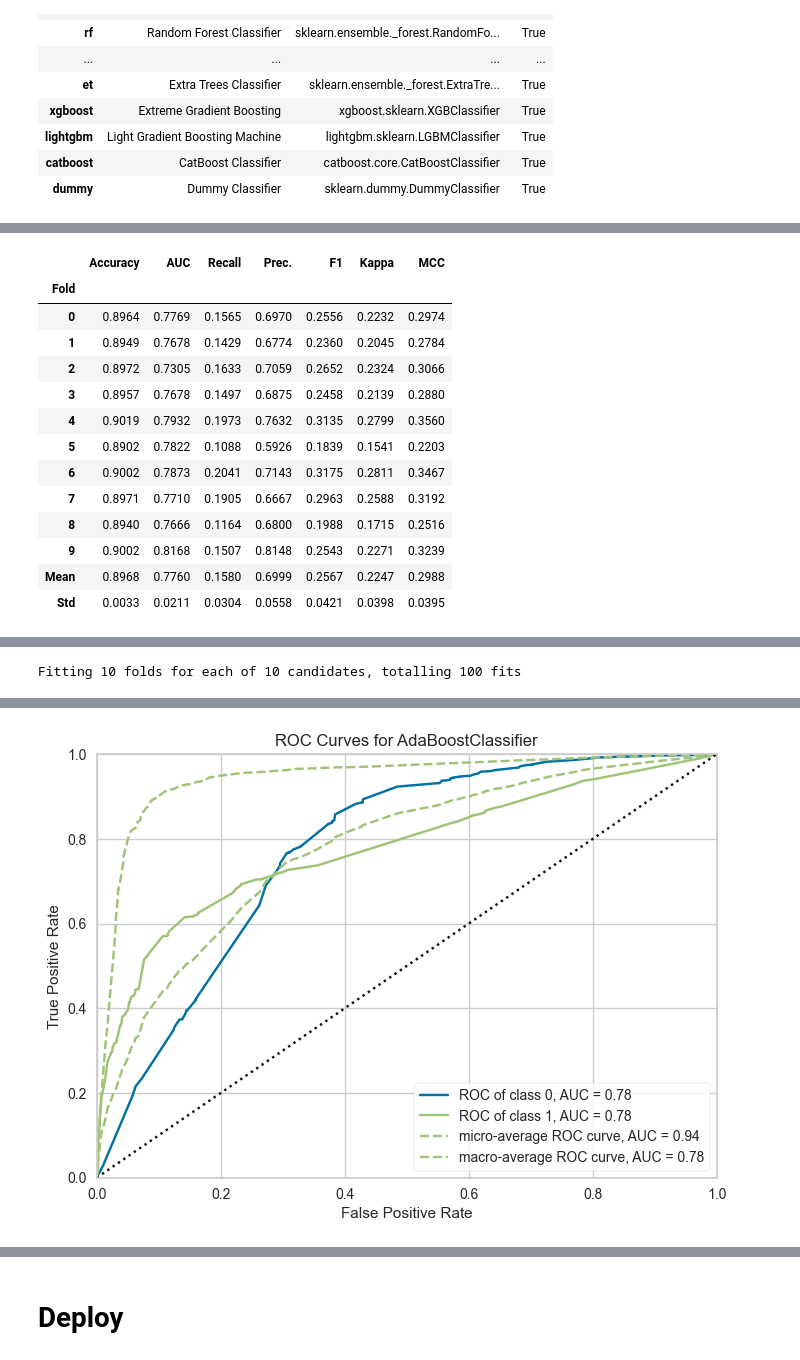
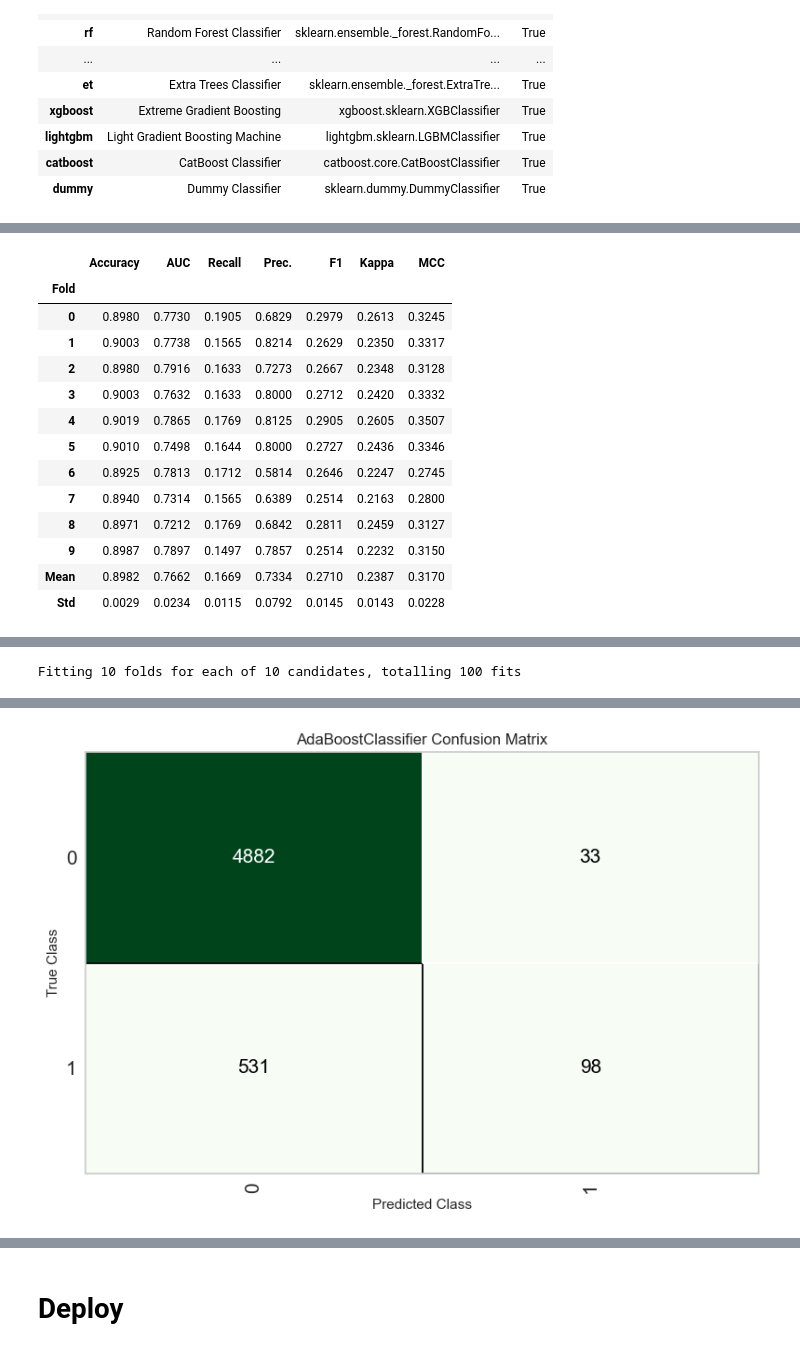
Before and after one commit to amontenegrot/BdB_Technical_test_DS, a Jupyter notebook: codigo/04 ML.ipynb, the cells around one changed output, grey strips where cells are left out. Cells and saved outputs as stored; diff of their text form; code cells hidden in the pictures.

```diff
--- a/codigo/04 ML.ipynb
+++ b/codigo/04 ML.ipynb
@@ -194,26 +180,26 @@ AdaBoostClassifier(algorithm='SAMME.R', estimator=None, learning_rate=1.0,
 # %%
 tuned_ada = tune_model(ada)
-plot_model(tuned_ada, plot='auc')
+plot_model(tuned_ada, plot='confusion_matrix')
 # %% [output]
 [interactive output not drawn]
 |  | Accuracy | AUC | Recall | Prec. | F1 | Kappa | MCC |
 | Fold |  |  |  |  |  |  |  |
-| 0 | 0.8964 | 0.7769 | 0.1565 | 0.6970 | 0.2556 | 0.2232 | 0.2974 |
-| 1 | 0.8949 | 0.7678 | 0.1429 | 0.6774 | 0.2360 | 0.2045 | 0.2784 |
-| 2 | 0.8972 | 0.7305 | 0.1633 | 0.7059 | 0.2652 | 0.2324 | 0.3066 |
-| 3 | 0.8957 | 0.7678 | 0.1497 | 0.6875 | 0.2458 | 0.2139 | 0.2880 |
-| 4 | 0.9019 | 0.7932 | 0.1973 | 0.7632 | 0.3135 | 0.2799 | 0.3560 |
-| 5 | 0.8902 | 0.7822 | 0.1088 | 0.5926 | 0.1839 | 0.1541 | 0.2203 |
-| 6 | 0.9002 | 0.7873 | 0.2041 | 0.7143 | 0.3175 | 0.2811 | 0.3467 |
-| 7 | 0.8971 | 0.7710 | 0.1905 | 0.6667 | 0.2963 | 0.2588 | 0.3192 |
-| 8 | 0.8940 | 0.7666 | 0.1164 | 0.6800 | 0.1988 | 0.1715 | 0.2516 |
-| 9 | 0.9002 | 0.8168 | 0.1507 | 0.8148 | 0.2543 | 0.2271 | 0.3239 |
-| Mean | 0.8968 | 0.7760 | 0.1580 | 0.6999 | 0.2567 | 0.2247 | 0.2988 |
-| Std | 0.0033 | 0.0211 | 0.0304 | 0.0558 | 0.0421 | 0.0398 | 0.0395 |
+| 0 | 0.8980 | 0.7730 | 0.1905 | 0.6829 | 0.2979 | 0.2613 | 0.3245 |
+| 1 | 0.9003 | 0.7738 | 0.1565 | 0.8214 | 0.2629 | 0.2350 | 0.3317 |
+| 2 | 0.8980 | 0.7916 | 0.1633 | 0.7273 | 0.2667 | 0.2348 | 0.3128 |
+| 3 | 0.9003 | 0.7632 | 0.1633 | 0.8000 | 0.2712 | 0.2420 | 0.3332 |
+| 4 | 0.9019 | 0.7865 | 0.1769 | 0.8125 | 0.2905 | 0.2605 | 0.3507 |
+| 5 | 0.9010 | 0.7498 | 0.1644 | 0.8000 | 0.2727 | 0.2436 | 0.3346 |
+| 6 | 0.8925 | 0.7813 | 0.1712 | 0.5814 | 0.2646 | 0.2247 | 0.2745 |
+| 7 | 0.8940 | 0.7314 | 0.1565 | 0.6389 | 0.2514 | 0.2163 | 0.2800 |
+| 8 | 0.8971 | 0.7212 | 0.1769 | 0.6842 | 0.2811 | 0.2459 | 0.3127 |
+| 9 | 0.8987 | 0.7897 | 0.1497 | 0.7857 | 0.2514 | 0.2232 | 0.3150 |
+| Mean | 0.8982 | 0.7662 | 0.1669 | 0.7334 | 0.2710 | 0.2387 | 0.3170 |
+| Std | 0.0029 | 0.0234 | 0.0115 | 0.0792 | 0.0145 | 0.0143 | 0.0228 |
 [interactive output not drawn]
 Fitting 10 folds for each of 10 candidates, totalling 100 fits
 [interactive output not drawn]
-[figure, old version]
+[figure, new version]
 # %%
 plot_model(tuned_ada, plot='feature')
 # %% [output]
```
Also changed, not shown: parts of 18 cells of this notebook, 7 other files.
